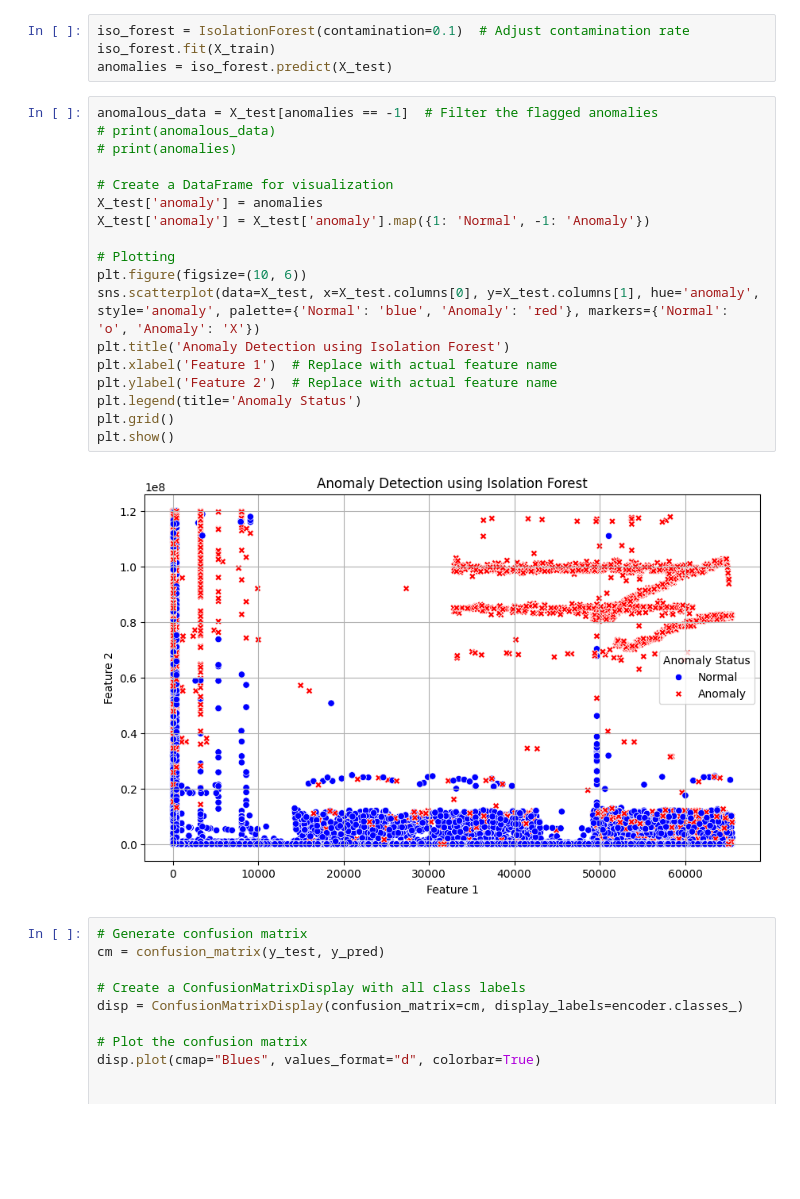
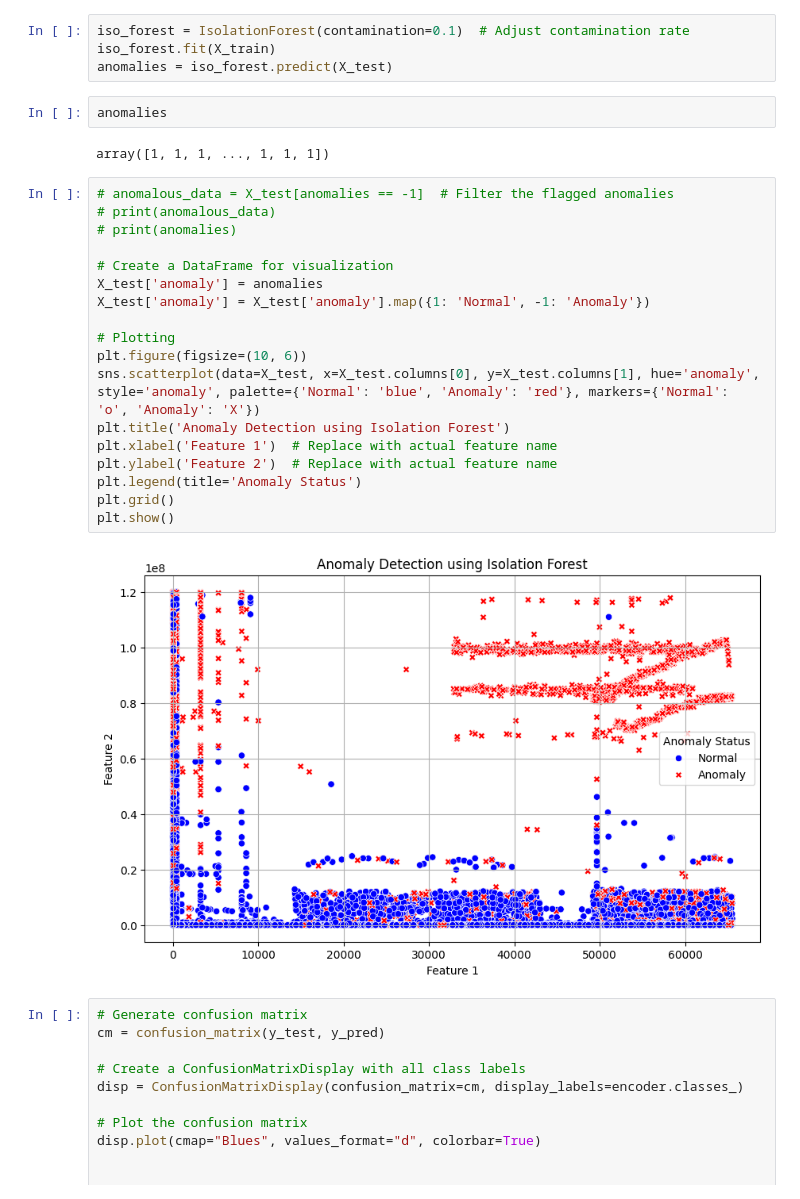
Before and after one commit to noyon-360/ML-anomaly-detection, a Jupyter notebook: cic_ids_2017_marge_2.ipynb, the cells around one changed output. Cells and saved outputs as stored; diff of their text form; blank space fills up the shorter version.

```diff
--- a/cic_ids_2017_marge_2.ipynb
+++ b/cic_ids_2017_marge_2.ipynb
@@ -266,26 +285,30 @@ plt.show()
 iso_forest = IsolationForest(contamination=0.1)  # Adjust contamination rate
 iso_forest.fit(X_train)
 anomalies = iso_forest.predict(X_test)
+# %%
+anomalies
+# %% [output]
+array([1, 1, 1, ..., 1, 1, 1])
 # %%
-anomalous_data = X_test[anomalies == -1]  # Filter the flagged anomalies
+# anomalous_data = X_test[anomalies == -1]  # Filter the flagged anomalies
 # print(anomalous_data)
 # print(anomalies)
 
 # Create a DataFrame for visualization
 X_test['anomaly'] = anomalies
 X_test['anomaly'] = X_test['anomaly'].map({1: 'Normal', -1: 'Anomaly'})
 
 # Plotting
 plt.figure(figsize=(10, 6))
 sns.scatterplot(data=X_test, x=X_test.columns[0], y=X_test.columns[1], hue='anomaly', style='anomaly', palette={'Normal': 'blue', 'Anomaly': 'red'}, markers={'Normal': 'o', 'Anomaly': 'X'})
 plt.title('Anomaly Detection using Isolation Forest')
 plt.xlabel('Feature 1')  # Replace with actual feature name
 plt.ylabel('Feature 2')  # Replace with actual feature name
 plt.legend(title='Anomaly Status')
 plt.grid()
 plt.show()
 # %% [output]
-[figure, old version]
+[figure, new version]
 # %%
 # Generate confusion matrix
 cm = confusion_matrix(y_test, y_pred)
```
Also changed, not shown: parts of 6 cells of this notebook, 1 other file.
